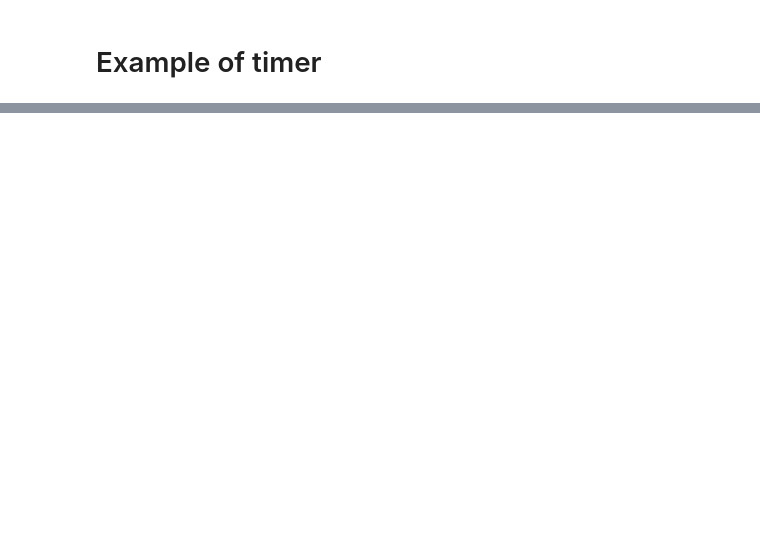
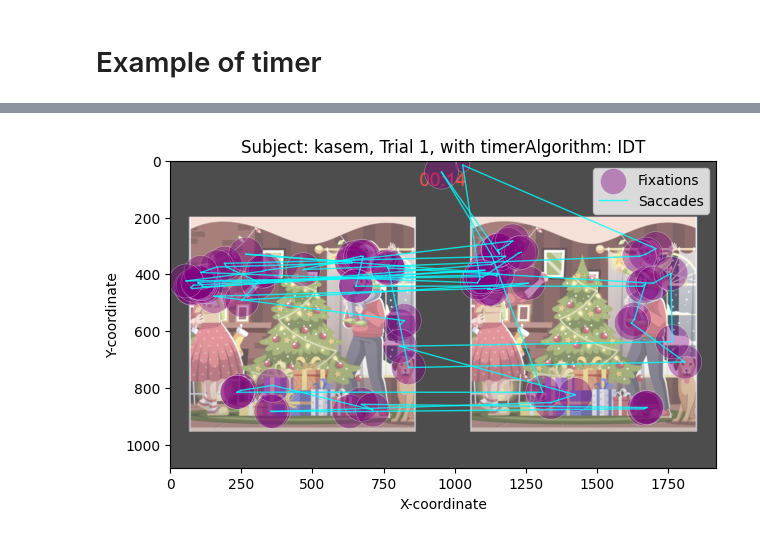
Before and after one commit to IMLEX24/ET-FinalProject-Data-Analysis, a Jupyter notebook: analysis.ipynb, the cells around one changed output, grey strips where cells are left out. Cells and saved outputs as stored; diff of their text form; code cells hidden in the pictures; blank space fills up the shorter version.

```diff
--- a/analysis.ipynb
+++ b/analysis.ipynb
@@ -58,0 +59,12 @@ df_smt = subj.plot_fixations_smt(1)
+# %%
+from analysis import draw
+
+
+subj = Subject(timer_subj_roots[0])
+trial_num = 1
+idt_df = subj.detect_fixations_idt(trial_num)
+img = subj.load_image(trial_num)
+title = subj._get_title_base(trial_num) + "Algorithm: IDT"
+draw.plot_scanpath(idt_df, img, title)
+# %% [output]
+[figure, added]
```
Also changed, not shown: parts of 3 cells of this notebook.
